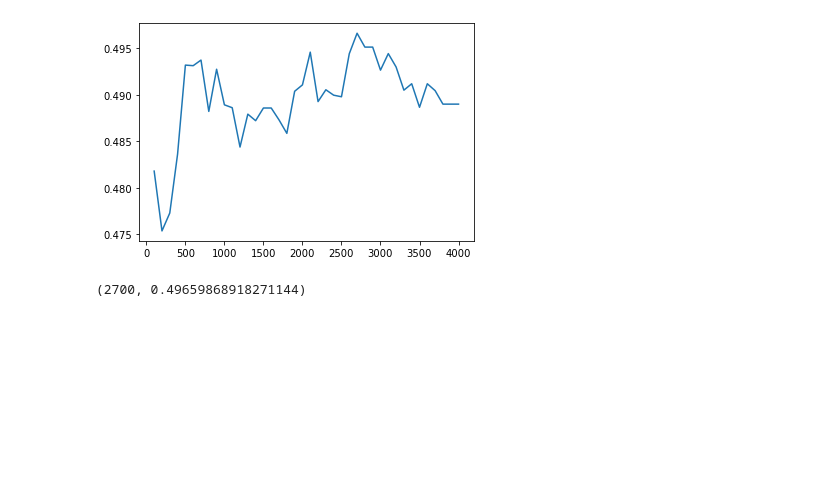
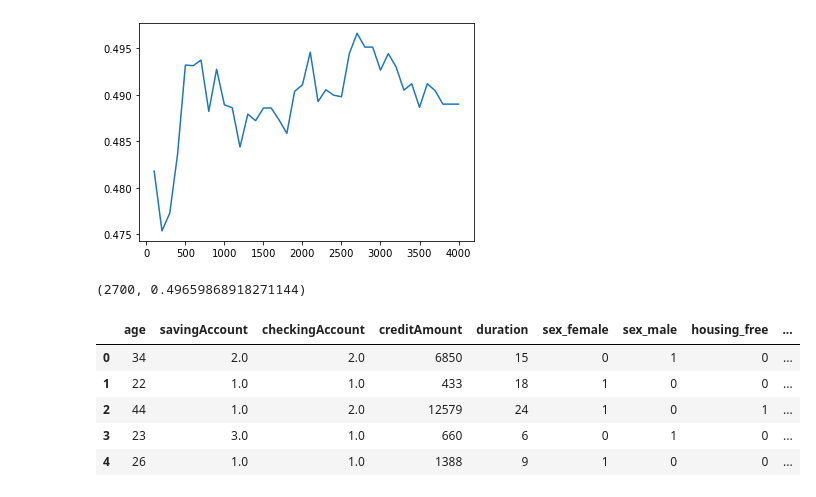
Before and after one commit to fbarth/ml-course, a Jupyter notebook: scripts/python/2020_german_credit/pipeline_BalancedRandomForest.ipynb, the cells around one changed output. Saved outputs shown, nothing was run; the diff lists cells and outputs as text; code cells hidden in the pictures; blank space fills up the shorter version.

```diff
--- a/scripts/python/2020_german_credit/pipeline_BalancedRandomForest.ipynb
+++ b/scripts/python/2020_german_credit/pipeline_BalancedRandomForest.ipynb
@@ -121,6 +121,15 @@ plt.plot(*zip(*result))
 max(result,key=lambda item:item[1])
 # %% [output]
 (2700, 0.49659868918271144)
+# %%
+df.head()
+# %% [output]
+|  | age | savingAccount | checkingAccount | creditAmount | duration | sex_female | sex_male | housing_free | ... |
+| 0 | 34 | 2.0 | 2.0 | 6850 | 15 | 0 | 1 | 0 | ... |
+| 1 | 22 | 1.0 | 1.0 | 433 | 18 | 1 | 0 | 0 | ... |
+| 2 | 44 | 1.0 | 2.0 | 12579 | 24 | 1 | 0 | 1 | ... |
+| 3 | 23 | 3.0 | 1.0 | 660 | 6 | 0 | 1 | 0 | ... |
+| 4 | 26 | 1.0 | 1.0 | 1388 | 9 | 1 | 0 | 0 | ... |
 # %%
 import warnings
 warnings.filterwarnings('ignore')
```
Also changed, not shown: parts of 22 cells of this notebook, 2 other files.
